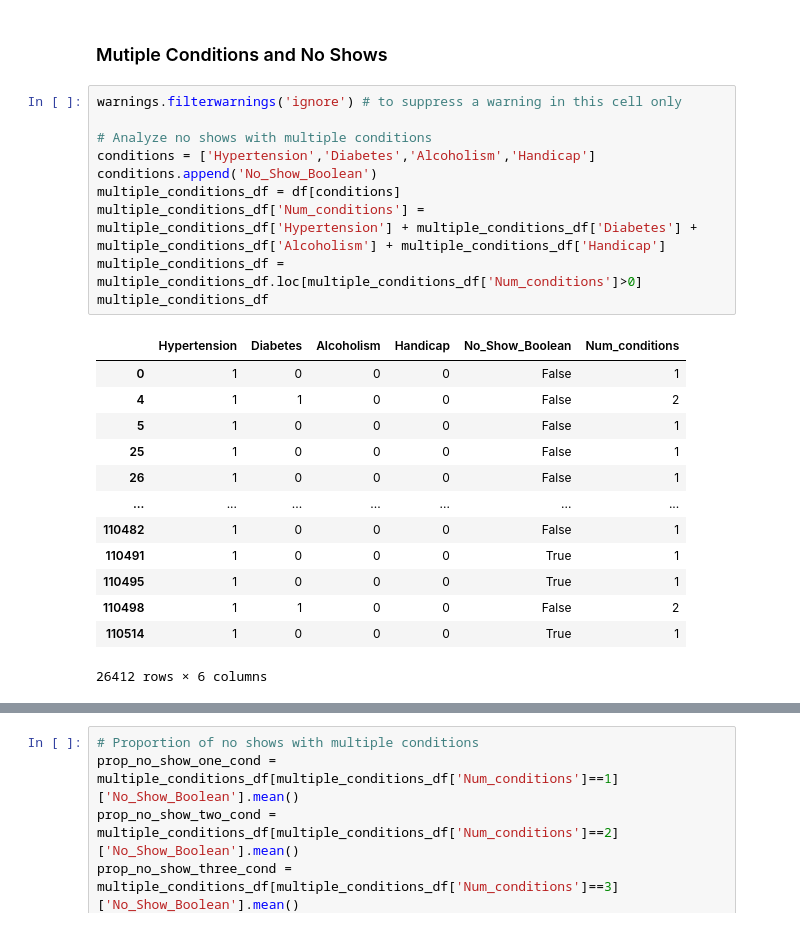
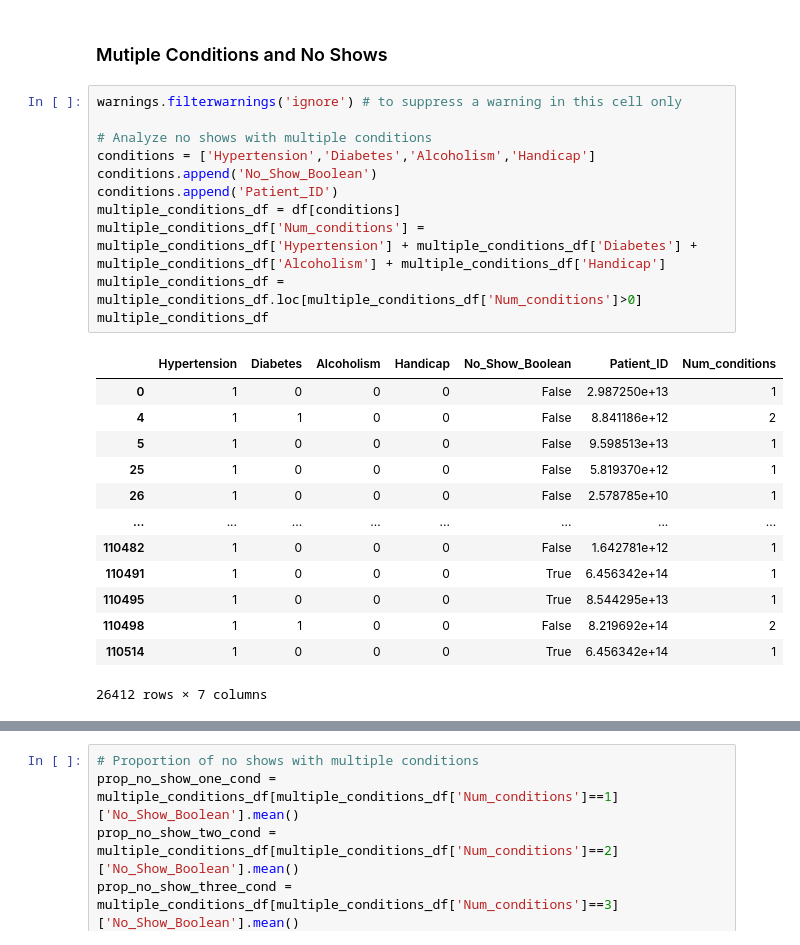
Before and after one commit to Omeagon/Project1, a Jupyter notebook: DataAnalysisFinal.ipynb, the cells around one changed output, grey strips where cells are left out. Saved outputs shown, nothing was run; the diff lists cells and outputs as text.

```diff
--- a/DataAnalysisFinal.ipynb
+++ b/DataAnalysisFinal.ipynb
@@ -908,26 +911,27 @@ plt.show()
 # %%
 warnings.filterwarnings('ignore') # to suppress a warning in this cell only
 
 # Analyze no shows with multiple conditions
 conditions = ['Hypertension','Diabetes','Alcoholism','Handicap']
 conditions.append('No_Show_Boolean')
+conditions.append('Patient_ID')
 multiple_conditions_df = df[conditions]
 multiple_conditions_df['Num_conditions'] =  multiple_conditions_df['Hypertension'] + multiple_conditions_df['Diabetes'] + multiple_conditions_df['Alcoholism'] + multiple_conditions_df['Handicap']
 multiple_conditions_df = multiple_conditions_df.loc[multiple_conditions_df['Num_conditions']>0]
 multiple_conditions_df
 # %% [output]
-|  | Hypertension | Diabetes | Alcoholism | Handicap | No_Show_Boolean | Num_conditions |
-| 0 | 1 | 0 | 0 | 0 | False | 1 |
-| 4 | 1 | 1 | 0 | 0 | False | 2 |
-| 5 | 1 | 0 | 0 | 0 | False | 1 |
-| 25 | 1 | 0 | 0 | 0 | False | 1 |
-| 26 | 1 | 0 | 0 | 0 | False | 1 |
-| ... | ... | ... | ... | ... | ... | ... |
-| 110482 | 1 | 0 | 0 | 0 | False | 1 |
-| 110491 | 1 | 0 | 0 | 0 | True | 1 |
-| 110495 | 1 | 0 | 0 | 0 | True | 1 |
-| 110498 | 1 | 1 | 0 | 0 | False | 2 |
-| 110514 | 1 | 0 | 0 | 0 | True | 1 |
+|  | Hypertension | Diabetes | Alcoholism | Handicap | No_Show_Boolean | Patient_ID | Num_conditions |
+| 0 | 1 | 0 | 0 | 0 | False | 2.987250e+13 | 1 |
+| 4 | 1 | 1 | 0 | 0 | False | 8.841186e+12 | 2 |
+| 5 | 1 | 0 | 0 | 0 | False | 9.598513e+13 | 1 |
+| 25 | 1 | 0 | 0 | 0 | False | 5.819370e+12 | 1 |
+| 26 | 1 | 0 | 0 | 0 | False | 2.578785e+10 | 1 |
+| ... | ... | ... | ... | ... | ... | ... | ... |
+| 110482 | 1 | 0 | 0 | 0 | False | 1.642781e+12 | 1 |
+| 110491 | 1 | 0 | 0 | 0 | True | 6.456342e+14 | 1 |
+| 110495 | 1 | 0 | 0 | 0 | True | 8.544295e+13 | 1 |
+| 110498 | 1 | 1 | 0 | 0 | False | 8.219692e+14 | 2 |
+| 110514 | 1 | 0 | 0 | 0 | True | 6.456342e+14 | 1 |
-26412 rows × 6 columns
+26412 rows × 7 columns
 # %%
 # Number of no shows with multiple conditions
```
Also changed, not shown: parts of 4 cells of this notebook, 8 other files.
